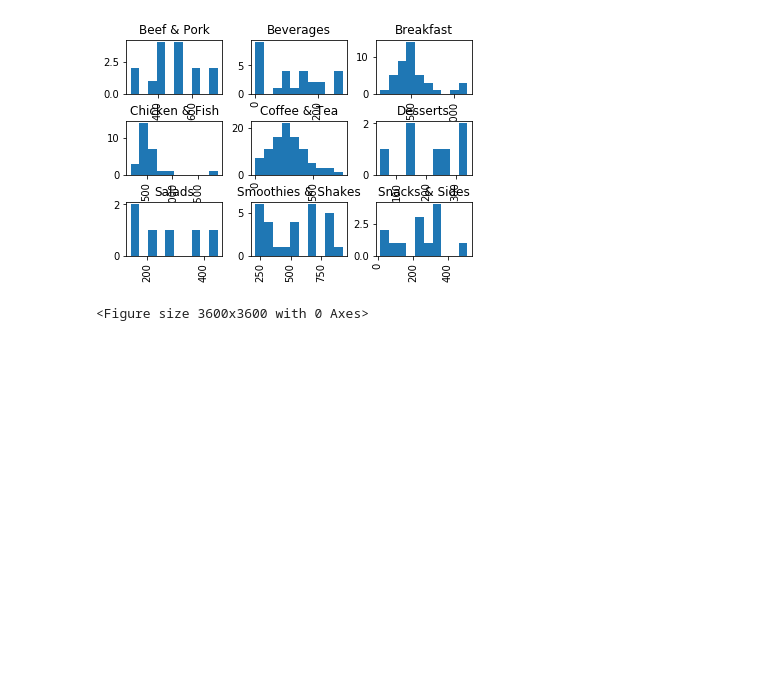
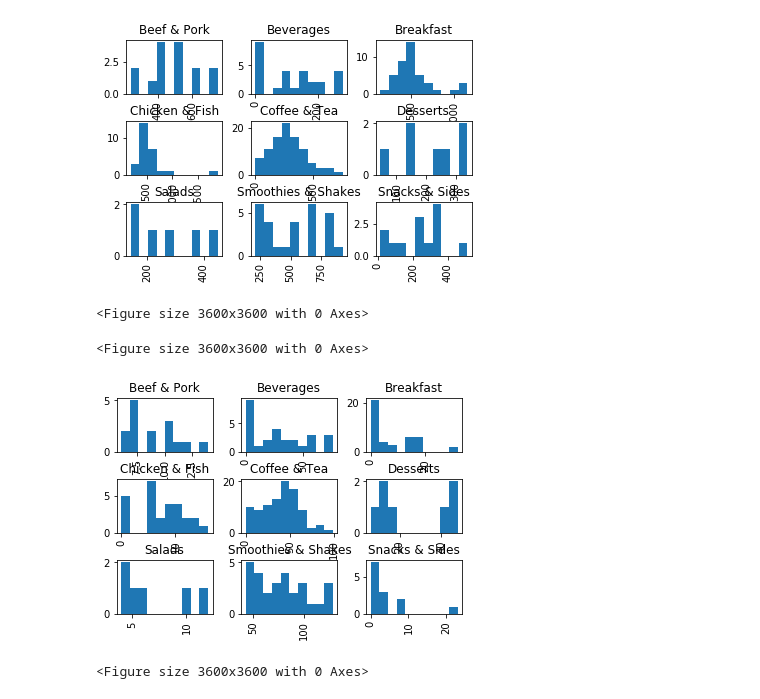
Before and after one commit to ipatel467/McDonald-s-Menu, a Jupyter notebook: Index.ipynb, the cells around one changed output. Cells and saved outputs as stored; diff of their text form; code cells hidden in the pictures; blank space fills up the shorter version.

```diff
--- a/Index.ipynb
+++ b/Index.ipynb
@@ -202,5 +202,9 @@ plt.figure(figsize=(50,50))
 [figure]
 <Figure size 3600x3600 with 0 Axes>
 # %%
-df['Calories'].hist(by=df['Category']);
+df['Sugars'].hist(by=df['Category']);
 plt.figure(figsize=(50,50))
+# %% [output]
+<Figure size 3600x3600 with 0 Axes>
+[figure, added]
+<Figure size 3600x3600 with 0 Axes>
```
Also changed, not shown: parts of 5 cells of this notebook.
